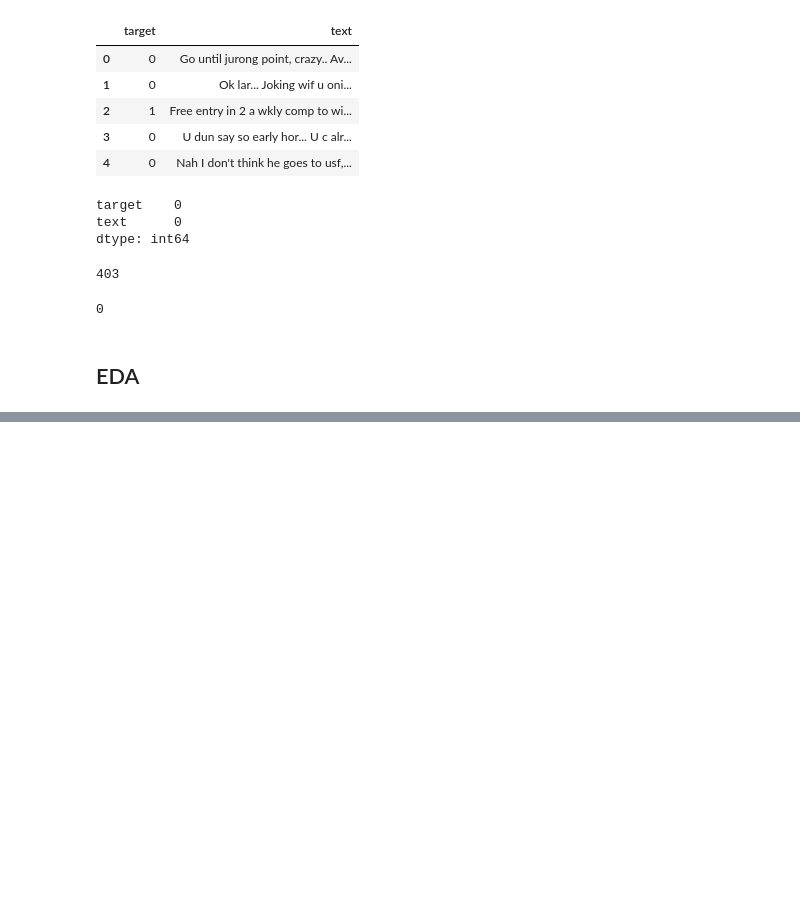
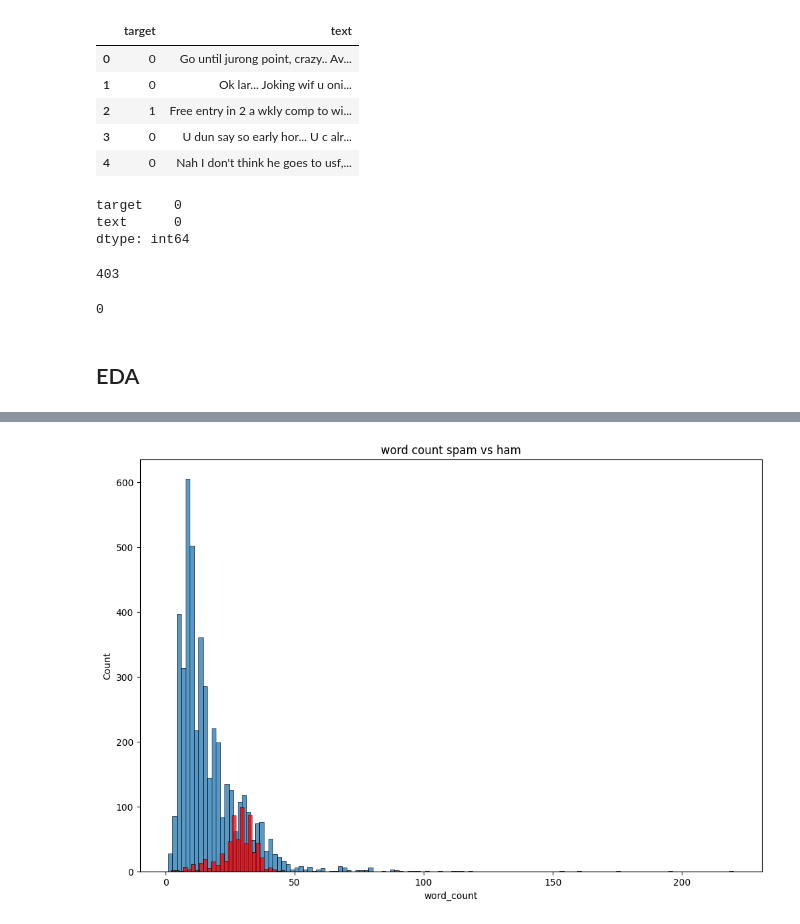
Before and after one commit to jhansimahato/Machine-learning-Projects, a Jupyter notebook: Email Spam Classifier/spam_classifier.ipynb, the cells around one changed output, grey strips where cells are left out. Saved outputs shown, nothing was run; the diff lists cells and outputs as text; code cells hidden in the pictures; blank space fills up the shorter version.

```diff
--- a/Email Spam Classifier/spam_classifier.ipynb
+++ b/Email Spam Classifier/spam_classifier.ipynb
@@ -99,0 +204,8 @@ data.duplicated().sum()
+# %%
+plt.figure(figsize=(12,8))
+sns.histplot(data[data['target']==0]['word_count'])
+sns.histplot(data[data['target']==1]['word_count'],color='red')
+plt.title('word count spam vs ham')
+plt.show()
+# %% [output]
+[figure, added]
```
Also changed, not shown: parts of 18 cells of this notebook.
